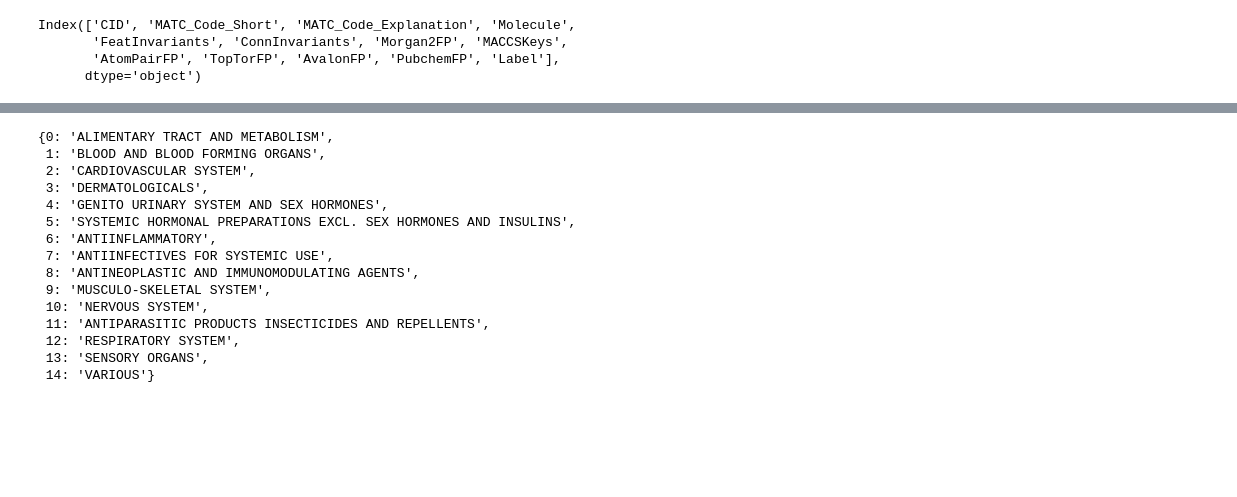
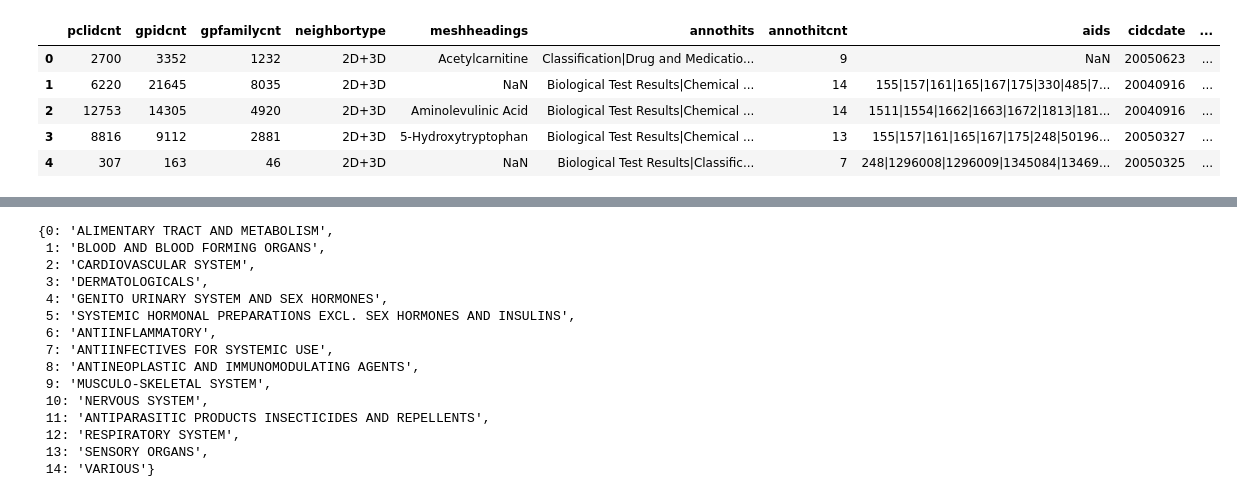
Before and after one commit to JoseCouceiro/TFM_project, a Jupyter notebook: drug-predictor/Untitled.ipynb, the cells around one changed output, grey strips where cells are left out. Saved outputs shown, nothing was run; the diff lists cells and outputs as text; code cells hidden in the pictures; blank space fills up the shorter version.

```diff
--- a/drug-predictor/Untitled.ipynb
+++ b/drug-predictor/Untitled.ipynb
@@ -3,2 +7,2 @@ import pandas as pd
 # %%
-pickle = pd.read_pickle('C:/Users/josin/GitRepositories/TFM_project/drug-predictor/data/03_primary/all_drugs_dataset.csv')
+pickle = pd.read_pickle("C:/Users/josin/GitRepositories/TFM_project/drug-predictor/data/05_model_input/input_table.pickle/2023-09-06T16.23.23.971Z/input_table.pickle")
@@ -36,7 +83,9 @@ pickle.head(2)
 # %%
-pickle.columns
+pickle[['pclidcnt', 'gpidcnt', 'gpfamilycnt', 'neighbortype', 'meshheadings', 'annothits', 'annothitcnt', 'aids', 'cidcdate', 'sidsrcname', 'depcatg','annotation']].head()
 # %% [output]
-Index(['CID', 'MATC_Code_Short', 'MATC_Code_Explanation', 'Molecule',
-       'FeatInvariants', 'ConnInvariants', 'Morgan2FP', 'MACCSKeys',
-       'AtomPairFP', 'TopTorFP', 'AvalonFP', 'PubchemFP', 'Label'],
-      dtype='object')
+|  | pclidcnt | gpidcnt | gpfamilycnt | neighbortype | meshheadings | annothits | annothitcnt | aids | cidcdate | ... |
+| 0 | 2700 | 3352 | 1232 | 2D+3D | Acetylcarnitine | Classification|Drug and Medicatio... | 9 | NaN | 20050623 | ... |
+| 1 | 6220 | 21645 | 8035 | 2D+3D | NaN | Biological Test Results|Chemical ... | 14 | 155|157|161|165|167|175|330|485|7... | 20040916 | ... |
+| 2 | 12753 | 14305 | 4920 | 2D+3D | Aminolevulinic Acid | Biological Test Results|Chemical ... | 14 | 1511|1554|1662|1663|1672|1813|181... | 20040916 | ... |
+| 3 | 8816 | 9112 | 2881 | 2D+3D | 5-Hydroxytryptophan | Biological Test Results|Chemical ... | 13 | 155|157|161|165|167|175|248|50196... | 20050327 | ... |
+| 4 | 307 | 163 | 46 | 2D+3D | NaN | Biological Test Results|Classific... | 7 | 248|1296008|1296009|1345084|13469... | 20050325 | ... |
```
Also changed, not shown: parts of 12 cells of this notebook, 6 other files.
